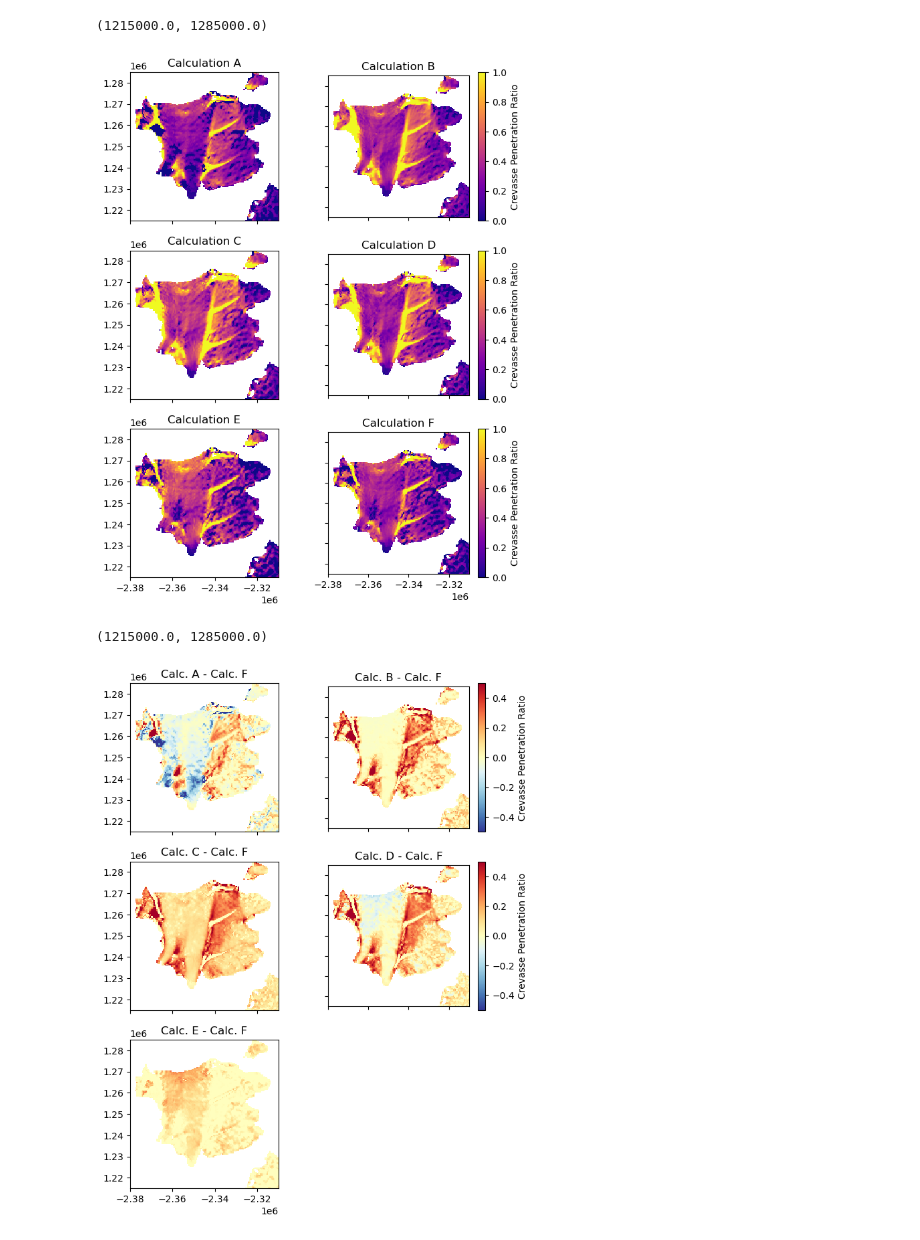
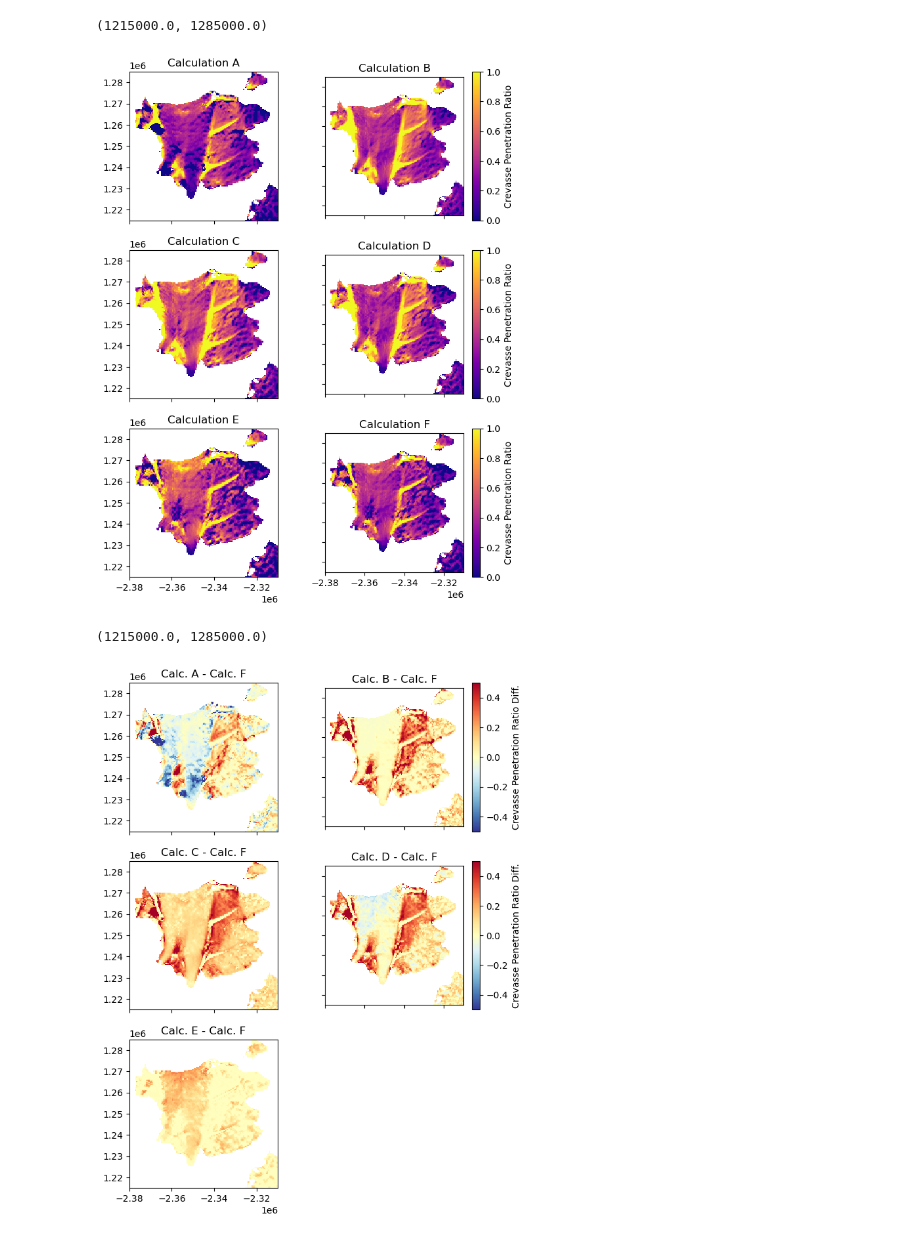
Before and after one commit to beynoldsj/crevCalcsDemo, a Jupyter notebook: demoCrevCalcs.ipynb, the cells around one changed output. Saved outputs shown, nothing was run; the diff lists cells and outputs as text; code cells hidden in the pictures.

```diff
--- a/demoCrevCalcs.ipynb
+++ b/demoCrevCalcs.ipynb
@@ -92,0 +153,15 @@ axs[2,1].set_aspect('equal')
+# %%
+# make numpy arrays from xarray dataset. Flip the
+X = np.array(data_xr.x)
+Y = np.flipud(np.array(data_xr.y))
+VX = np.flipud(np.array(data_xr.VX)/(365.25*24*60*60))
+VY = np.flipud(np.array(data_xr.VY)/(365.25*24*60*60))
+surf = np.flipud(np.array(data_xr.surf))
+thk = np.flipud(np.array(data_xr.thk))
+Tsurf = np.flipud(np.array(data_xr.Tsurf))
+Tbase = np.flipud(np.array(data_xr.Tbase))
+mask = np.flipud(np.array(data_xr.mask))
+
+# get rid of non-ice shelf values for temps. Will get rid of grounded ice for subsequent calcs
+Tsurf[mask!=3] = np.nan
+Tbase[mask!=3] = np.nan
@@ -93,18 +208,4 @@ axs[2,1].set_aspect('equal')
 # %%
-# make numpy arrays from xarray dataset. Flip the
-X = np.array(data_xr.X)
-Y = np.flipud(np.array(data_xr.Y))
-VX = np.flipud(np.array(data_xr.VX)/(365.25*24*60*60))
-VY = np.flipud(np.array(data_xr.VY)/(365.25*24*60*60))
-surf = np.flipud(np.array(data_xr.surf))
-thk = np.flipud(np.array(data_xr.thk))
-Tsurf = np.flipud(np.array(data_xr.Tsurf))
-Tbase = np.flipud(np.array(data_xr.Tbase))
-mask = np.flipud(np.array(data_xr.mask))
-
-# get rid of non-ice shelf values for temps. Will get rid of grounded ice for subsequent calcs
-Tsurf[mask!=3] = np.nan
-Tbase[mask!=3] = np.nan
 
 # do crevasse calculations with each calculation version (A through F)
 ds_A, db_A = nyeCrevassesAF(X, Y, VX, VY, surf, thk, Tsurf, Tbase, rho_i, rho_pw, g, 'A')[0:2] # [0:2] request the first two returns (crev sizes)
@@ -126,29 +227,29 @@ pen_rat_F = calcPenRatio(ds_F, db_F, thk)
 
 fig, axs = plt.subplots(3, 2, sharex=True, sharey=True, figsize=(7.5,10))
 
-axs[0,0].pcolor(X, Y, pen_rat_A, vmin=0.0, vmax=1.0, shading='nearest', cmap=plt.cm.plasma)
+axs[0,0].pcolormesh(X, Y, pen_rat_A, vmin=0.0, vmax=1.0, shading='nearest', cmap=plt.cm.plasma)
 axs[0,0].set_title('Calculation A')
 axs[0,0].set_aspect('equal')
 
-pcmB = axs[0,1].pcolor(X, Y, pen_rat_B, vmin=0.0, vmax=1.0, shading='nearest', cmap=plt.cm.plasma)
+pcmB = axs[0,1].pcolormesh(X, Y, pen_rat_B, vmin=0.0, vmax=1.0, shading='nearest', cmap=plt.cm.plasma)
 axs[0,1].set_title('Calculation B')
 axs[0,1].set_aspect('equal')
 fig.colorbar(pcmB, ax=axs[0,1], label='Crevasse Penetration Ratio')
 
-axs[1,0].pcolor(X, Y, pen_rat_C, vmin=0.0, vmax=1.0, shading='nearest', cmap=plt.cm.plasma)
+axs[1,0].pcolormesh(X, Y, pen_rat_C, vmin=0.0, vmax=1.0, shading='nearest', cmap=plt.cm.plasma)
 axs[1,0].set_title('Calculation C')
 axs[1,0].set_aspect('equal')
 
-pcmD = axs[1,1].pcolor(X, Y, pen_rat_D, vmin=0.0, vmax=1.0, shading='nearest', cmap=plt.cm.plasma)
+pcmD = axs[1,1].pcolormesh(X, Y, pen_rat_D, vmin=0.0, vmax=1.0, shading='nearest', cmap=plt.cm.plasma)
 axs[1,1].set_title('Calculation D')
 axs[1,1].set_aspect('equal')
 fig.colorbar(pcmD, ax=axs[1,1], label='Crevasse Penetration Ratio')
 
-axs[2,0].pcolor(X, Y, pen_rat_E, vmin=0.0, vmax=1.0, shading='nearest', cmap=plt.cm.plasma)
+axs[2,0].pcolormesh(X, Y, pen_rat_E, vmin=0.0, vmax=1.0, shading='nearest', cmap=plt.cm.plasma)
 axs[2,0].set_title('Calculation E')
 axs[2,0].set_aspect('equal')
 
-pcmF = axs[2,1].pcolor(X, Y, pen_rat_F, vmin=0.0, vmax=1.0, shading='nearest', cmap=plt.cm.plasma)
+pcmF = axs[2,1].pcolormesh(X, Y, pen_rat_F, vmin=0.0, vmax=1.0, shading='nearest', cmap=plt.cm.plasma)
 axs[2,1].set_title('Calculation F')
 axs[2,1].set_aspect('equal')
 fig.colorbar(pcmF, ax=axs[2,1], label='Crevasse Penetration Ratio')
@@ -156,41 +257,41 @@ axs[2,1].set_xlim(x_min, x_max)
 axs[2,1].set_ylim(y_min, y_max)
 # %% [output]
 (1215000.0, 1285000.0)
-[figure, old version]
+[figure, new version]
 # %%
 # Plot calculations A through F
 
 div_cmap = plt.cm.RdYlBu
 div_cmap = div_cmap.reversed()
 
 fig, axs = plt.subplots(3, 2, sharex=True, sharey=True, figsize=(7.5,10))
 
-axs[0,0].pcolor(X, Y, pen_rat_A-pen_rat_F, vmin=-0.5, vmax=0.5, shading='nearest', cmap=div_cmap)
+axs[0,0].pcolormesh(X, Y, pen_rat_A-pen_rat_F, vmin=-0.5, vmax=0.5, shading='nearest', cmap=div_cmap)
 axs[0,0].set_title('Calc. A - Calc. F')
 axs[0,0].set_aspect('equal')
 
-pcmB = axs[0,1].pcolor(X, Y, pen_rat_B-pen_rat_F, vmin=-0.5, vmax=0.5, shading='nearest', cmap=div_cmap)
+pcmB = axs[0,1].pcolormesh(X, Y, pen_rat_B-pen_rat_F, vmin=-0.5, vmax=0.5, shading='nearest', cmap=div_cmap)
 axs[0,1].set_title('Calc. B - Calc. F')
 axs[0,1].set_aspect('equal')
-fig.colorbar(pcmB, ax=axs[0,1], label='Crevasse Penetration Ratio')
+fig.colorbar(pcmB, ax=axs[0,1], label='Crevasse Penetration Ratio Diff.')
 
-axs[1,0].pcolor(X, Y, pen_rat_C-pen_rat_F, vmin=-0.5, vmax=0.5, shading='nearest', cmap=div_cmap)
+axs[1,0].pcolormesh(X, Y, pen_rat_C-pen_rat_F, vmin=-0.5, vmax=0.5, shading='nearest', cmap=div_cmap)
 axs[1,0].set_title('Calc. C - Calc. F')
 axs[1,0].set_aspect('equal')
 
-pcmD = axs[1,1].pcolor(X, Y, pen_rat_D-pen_rat_F, vmin=-0.5, vmax=0.5, shading='nearest', cmap=div_cmap)
+pcmD = axs[1,1].pcolormesh(X, Y, pen_rat_D-pen_rat_F, vmin=-0.5, vmax=0.5, shading='nearest', cmap=div_cmap)
 axs[1,1].set_title('Calc. D - Calc. F')
 axs[1,1].set_aspect('equal')
-fig.colorbar(pcmD, ax=axs[1,1], label='Crevasse Penetration Ratio')
+fig.colorbar(pcmD, ax=axs[1,1], label='Crevasse Penetration Ratio Diff.')
 
-axs[2,0].pcolor(X, Y, pen_rat_E-pen_rat_F, vmin=-0.5, vmax=0.5, shading='nearest', cmap=div_cmap)
+axs[2,0].pcolormesh(X, Y, pen_rat_E-pen_rat_F, vmin=-0.5, vmax=0.5, shading='nearest', cmap=div_cmap)
 axs[2,0].set_title('Calc. E - Calc. F')
 axs[2,0].set_aspect('equal')
 
 axs[2,1].axis("off")
 
 axs[0,0].set_xlim(x_min, x_max)
 axs[0,0].set_ylim(y_min, y_max)
 # %% [output]
 (1215000.0, 1285000.0)
-[figure, old version]
+[figure, new version]
```
Also changed, not shown: parts of 13 cells of this notebook, 8 other files.
